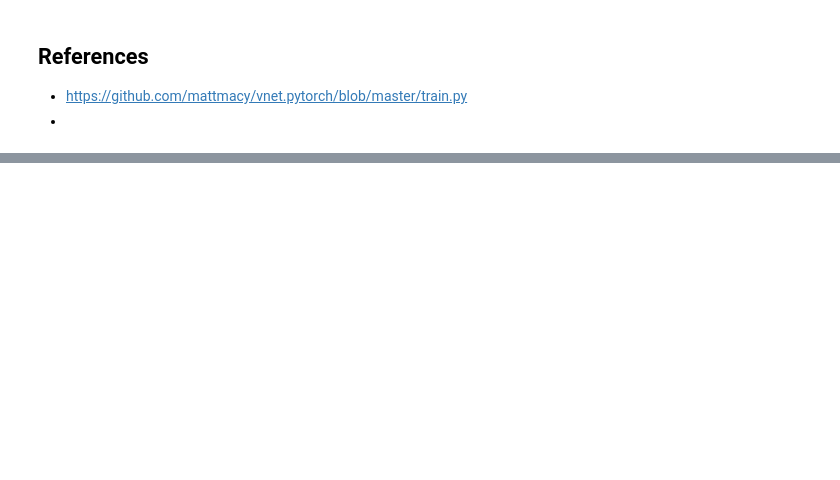
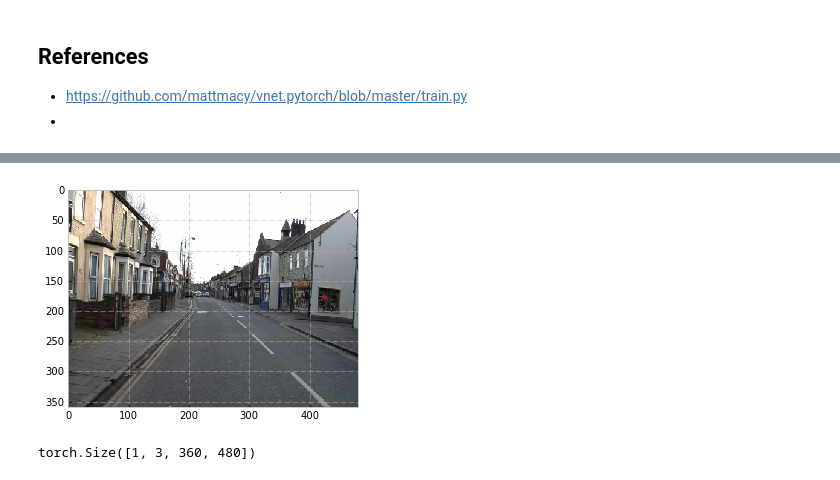
Before and after one commit to bfortuner/pytorch_tiramisu, a Jupyter notebook: tiramisu-pytorch.ipynb, the cells around one changed output, grey strips where cells are left out. Drawn from its saved outputs; the diff is of its cells as text; code cells hidden in the pictures; blank space fills up the shorter version.

```diff
--- a/tiramisu-pytorch.ipynb
+++ b/tiramisu-pytorch.ipynb
@@ -406,4 +434,4 @@ test_dset = camvid.CamVid(
         normalize
     ]))
 test_loader = torch.utils.data.DataLoader(
-    test_dset, batch_size=batch_size, shuffle=False)
+    test_dset, batch_size=1, shuffle=False)
@@ -744,0 +758,2 @@ Time 1m 12s
+# %%
+inputs, targets = next(iter(test_loader))
@@ -744,0 +766,9 @@ Time 1m 12s
+# %%
+view_image(inputs[0])
+# %% [output]
+[figure, added]
+# %%
+data = Variable(inputs.cuda())
+data.size()
+# %% [output]
+torch.Size([1, 3, 360, 480])
```
Also changed, not shown: parts of 53 cells of this notebook.
